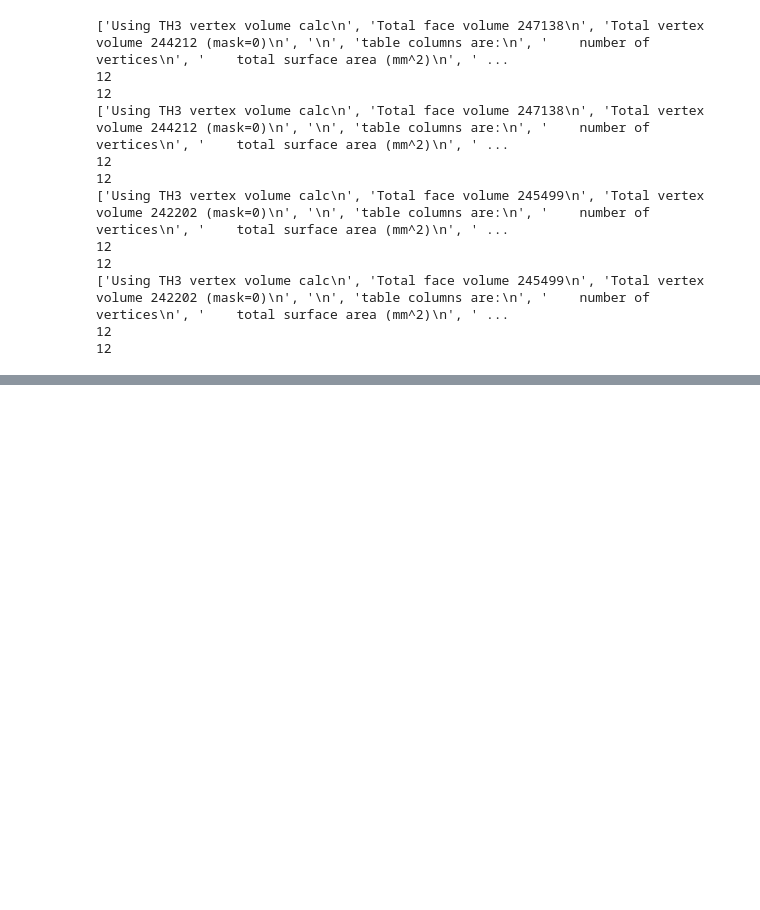
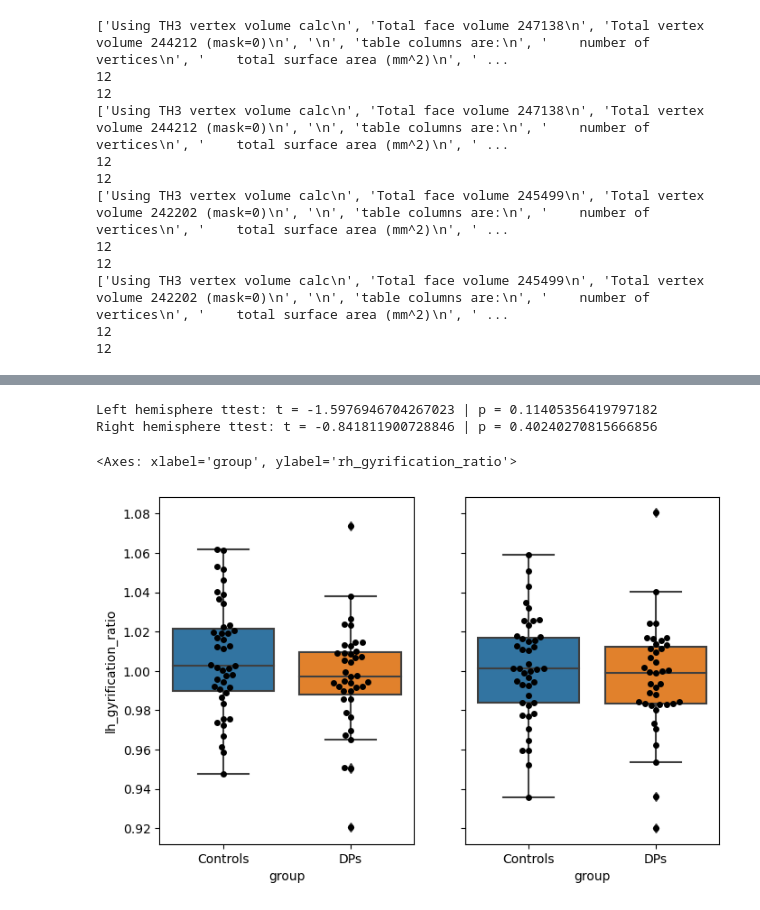
Before and after one commit to b-parker/CNL_scalpel, a Jupyter notebook: notebooks/curvature_difference.ipynb, the cells around one changed output, grey strips where cells are left out. Cells and saved outputs as stored; diff of their text form; code cells hidden in the pictures; blank space fills up the shorter version.

Commit message:
Gyrification analysis of whole cortex

```diff
--- a/notebooks/curvature_difference.ipynb
+++ b/notebooks/curvature_difference.ipynb
@@ -10,16 +10,16 @@ import nibabel as nib
 from dataclasses import dataclass
 # %%
 
-class FreesurferSubject:
-    def __init__(self, subject_path):
-        self.subject_path = Path(subject_path)
-        self.subject_id = self.subject_path.name
-        self.curv = [nib.freesurfer.read_morph_data(str(self.subject_path / 'surf' / 'lh.curv')),
-                         nib.freesurfer.read_morph_data(str(self.subject_path / 'surf' / 'rh.curv'))]
-        #self.sphere = [nib.freesurfer.read_geometry(str(self.subject_path / 'surf' / 'lh.sphere')),
-                         #  nib.freesurfer.read_geometry(str(self.subject_path / 'surf' / 'rh.sphere'))]
-        #self.thickness = [nib.freesurfer.read_morph_data(str(self.subject_path / 'surf' / 'lh.thickness')),
-                           #     nib.freesurfer.read_morph_data(str(self.subject_path / 'surf' / 'rh.thickness'))]
+# class FreesurferSubject:
+#     def __init__(self, subject_path):
+#         self.subject_path = Path(subject_path)
+#         self.subject_id = self.subject_path.name
+#         self.curv = [nib.freesurfer.read_morph_data(str(self.subject_path / 'surf' / 'lh.curv')),
+#                          nib.freesurfer.read_morph_data(str(self.subject_path / 'surf' / 'rh.curv'))]
+#         #self.sphere = [nib.freesurfer.read_geometry(str(self.subject_path / 'surf' / 'lh.sphere')),
+#                          #  nib.freesurfer.read_geometry(str(self.subject_path / 'surf' / 'rh.sphere'))]
+#         #self.thickness = [nib.freesurfer.read_morph_data(str(self.subject_path / 'surf' / 'lh.thickness')),
+#                            #     nib.freesurfer.read_morph_data(str(self.subject_path / 'surf' / 'rh.thickness'))]
 # %%
 subjects_dir  = '/Users/benparker/Desktop/cnl/neurocluster/weiner/DevProso/subjects'
 subjects_list = subjects_dir + '/all_subjects_list.txt'
@@ -221,0 +228,5 @@ mris_anatomical_stats2DataFrame_row('1', 'cortex_gyri', 'lh', '/Users/benparker/
+# %%
+cortex_df = subject_label_stats2DataFrame(subjects_dir, subjects, ['cortex_gyri', 'cortex_sulci'], 'both')
+# %%
+surface_area = cortex_df[['sub', 'hemi', 'label', 'surface_area_mm^2']]
+surface_area
@@ -221,0 +247,10 @@ mris_anatomical_stats2DataFrame_row('1', 'cortex_gyri', 'lh', '/Users/benparker/
+# %%
+gyr_ratio = pd.DataFrame(columns = ['sub', 'group', 'lh_gyrification_ratio', 'rh_gyrification_ratio'])
+
+for sub in surface_area['sub'].unique():
+    lh_ratio = surface_area[(surface_area['sub'] == sub) & (surface_area['hemi'] == 'lh') & (surface_area['label'] == 'cortex_gyri')]['surface_area_mm^2'].values[0] / surface_area[(surface_area['sub'] == sub) & (surface_area['hemi'] == 'lh') & (surface_area['label'] == 'cortex_sulci')]['surface_area_mm^2'].values[0]
+    rh_ratio = surface_area[(surface_area['sub'] == sub) & (surface_area['hemi'] == 'rh') & (surface_area['label'] == 'cortex_gyri')]['surface_area_mm^2'].values[0] / surface_area[(surface_area['sub'] == sub) & (surface_area['hemi'] == 'rh') & (surface_area['label'] == 'cortex_sulci')]['surface_area_mm^2'].values[0]
+    group = mfs[mfs['sub'] == sub]['group'].values[0]
+    gyr_ratio.loc[len(gyr_ratio)] = [sub, group, lh_ratio, rh_ratio]
+
+gyr_ratio
@@ -221,0 +271,24 @@ mris_anatomical_stats2DataFrame_row('1', 'cortex_gyri', 'lh', '/Users/benparker/
+# %%
+## scipy.stat.ttest_ind comparing gyrification ratios between groups
+
+from scipy.stats import ttest_ind
+
+lh_ttest = ttest_ind(gyr_ratio[gyr_ratio['group'] == 'DPs']['lh_gyrification_ratio'].tolist(), gyr_ratio[gyr_ratio['group'] == 'Controls']['lh_gyrification_ratio'].tolist())
+rh_ttest = ttest_ind(gyr_ratio[gyr_ratio['group'] == 'DPs']['rh_gyrification_ratio'].tolist(), gyr_ratio[gyr_ratio['group'] == 'Controls']['rh_gyrification_ratio'].tolist())
+
+print(f"Left hemisphere ttest: t = {lh_ttest[0]} | p = {lh_ttest[1]}")
+print(f"Right hemisphere ttest: t = {rh_ttest[0]} | p = {rh_ttest[1]}")
+# %% [output]
+Left hemisphere ttest: t = -1.5976946704267023 | p = 0.11405356419797182
+Right hemisphere ttest: t = -0.841811900728846 | p = 0.40240270815666856
+# %%
+## violin plot of gyrification ratios between groups
+
+fig, ax = plt.subplots(figsize = (8, 5), nrows = 1, ncols = 2, sharey=True)
+sns.swarmplot(x = 'group', y = 'lh_gyrification_ratio', data = gyr_ratio, ax=ax[0], color='black')
+sns.boxplot(x = 'group', y = 'lh_gyrification_ratio', data = gyr_ratio, ax=ax[0])
+sns.swarmplot(x = 'group', y = 'rh_gyrification_ratio', data = gyr_ratio, ax=ax[1], color='black')
+sns.boxplot(x = 'group', y = 'rh_gyrification_ratio', data = gyr_ratio, ax=ax[1])
+# %% [output]
+<Axes: xlabel='group', ylabel='rh_gyrification_ratio'>
+[figure, added]
```
Also changed, not shown: parts of 6 cells of this notebook.
